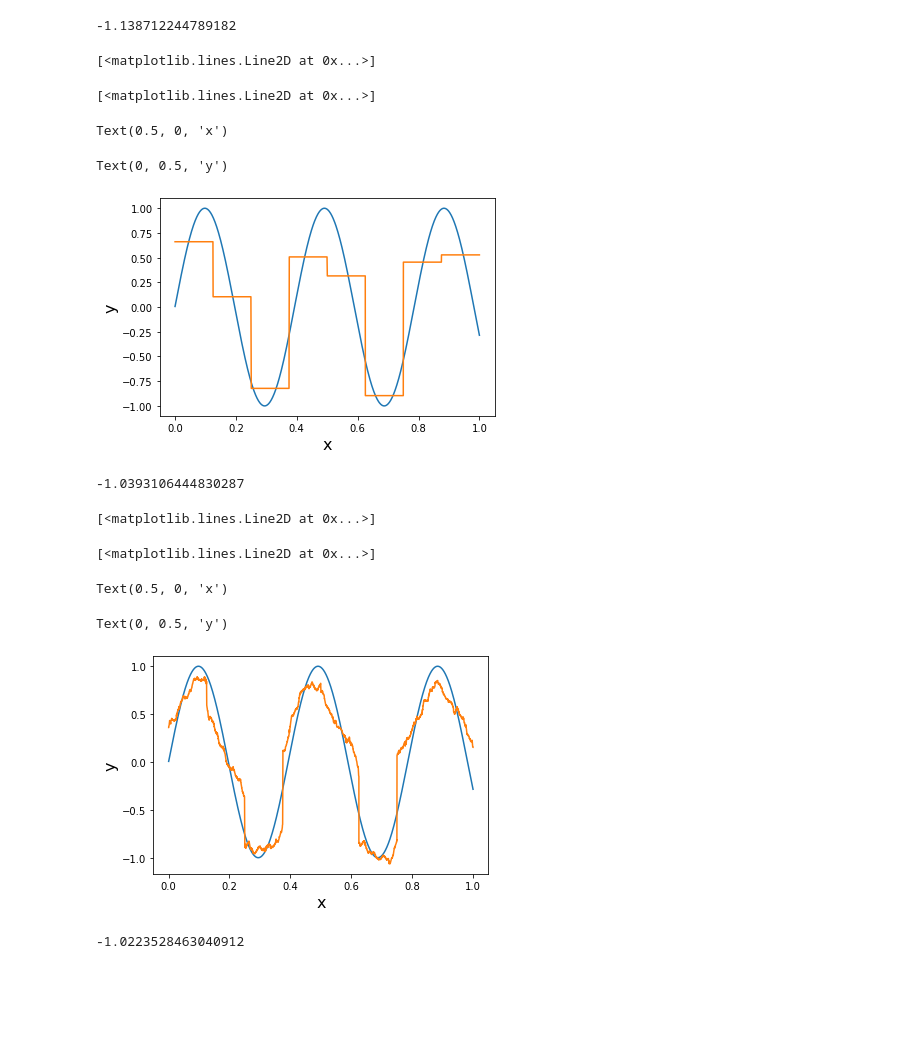
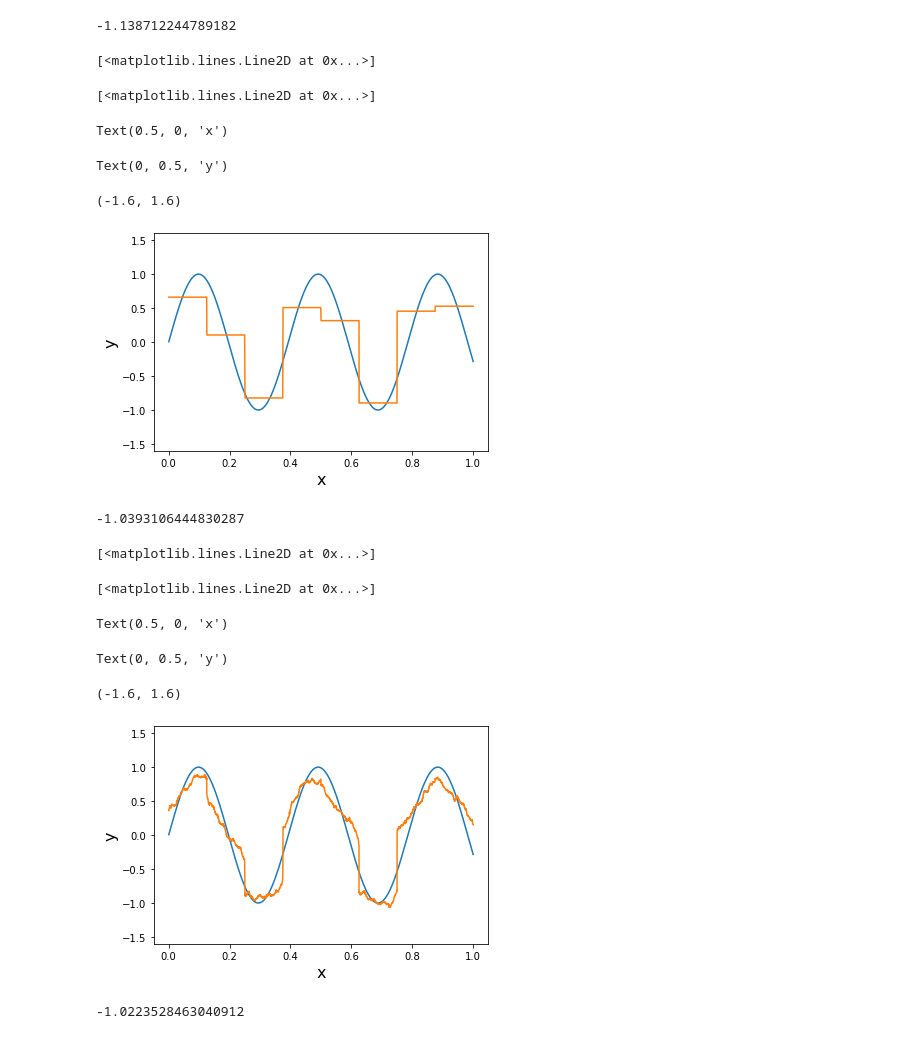
Before and after one commit to Karlmyh/RTER, a Jupyter notebook: plot.ipynb, the cells around one changed output. Cells and saved outputs as stored; diff of their text form; code cells hidden in the pictures; blank space fills up the shorter version.

```diff
--- a/plot.ipynb
+++ b/plot.ipynb
@@ -488,16 +493,18 @@ model.score(X_test,Y_test)
 # %%
 idx = np.argsort(X_test.ravel())
 plt.plot(X_test.ravel()[idx],sample_generator.evaluate(X_test).ravel()[idx])
 plt.plot(X_test.ravel()[idx],model.predict(X_test).ravel()[idx])
 plt.xlabel("x",fontsize=16)
 plt.ylabel("y",fontsize=16)
+plt.ylim(-1.6,1.6)
 plt.savefig("./results/plot/smooth_RTR.pdf",bbox_inches="tight")
 # %% [output]
 [<matplotlib.lines.Line2D at 0x...>]
 [<matplotlib.lines.Line2D at 0x...>]
 Text(0.5, 0, 'x')
 Text(0, 0.5, 'y')
+(-1.6, 1.6)
-[figure, old version]
+[figure, new version]
 # %%
 
 np.random.seed(3)
@@ -530,13 +537,15 @@ plt.plot(X_test.ravel()[idx],sample_generator.evaluate(X_test).ravel()[idx])
 plt.plot(X_test.ravel()[idx],model.predict(X_test).ravel()[idx])
 plt.xlabel("x",fontsize=16)
 plt.ylabel("y",fontsize=16)
+plt.ylim(-1.6,1.6)
 plt.savefig("./results/plot/smooth_0.pdf",bbox_inches="tight")
 # %% [output]
 [<matplotlib.lines.Line2D at 0x...>]
 [<matplotlib.lines.Line2D at 0x...>]
 Text(0.5, 0, 'x')
 Text(0, 0.5, 'y')
+(-1.6, 1.6)
-[figure, old version]
+[figure, new version]
 # %%
 
 np.random.seed(2)
```
Also changed, not shown: parts of 5 cells of this notebook, 12 other files.
